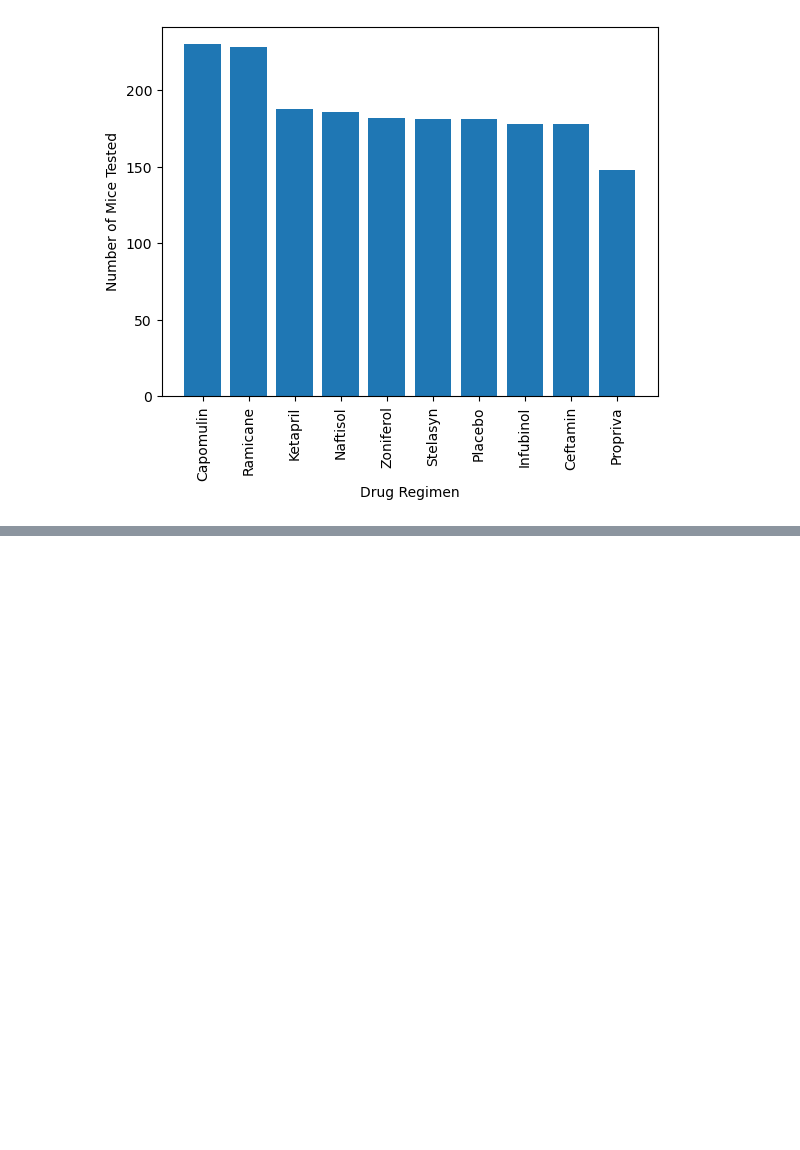
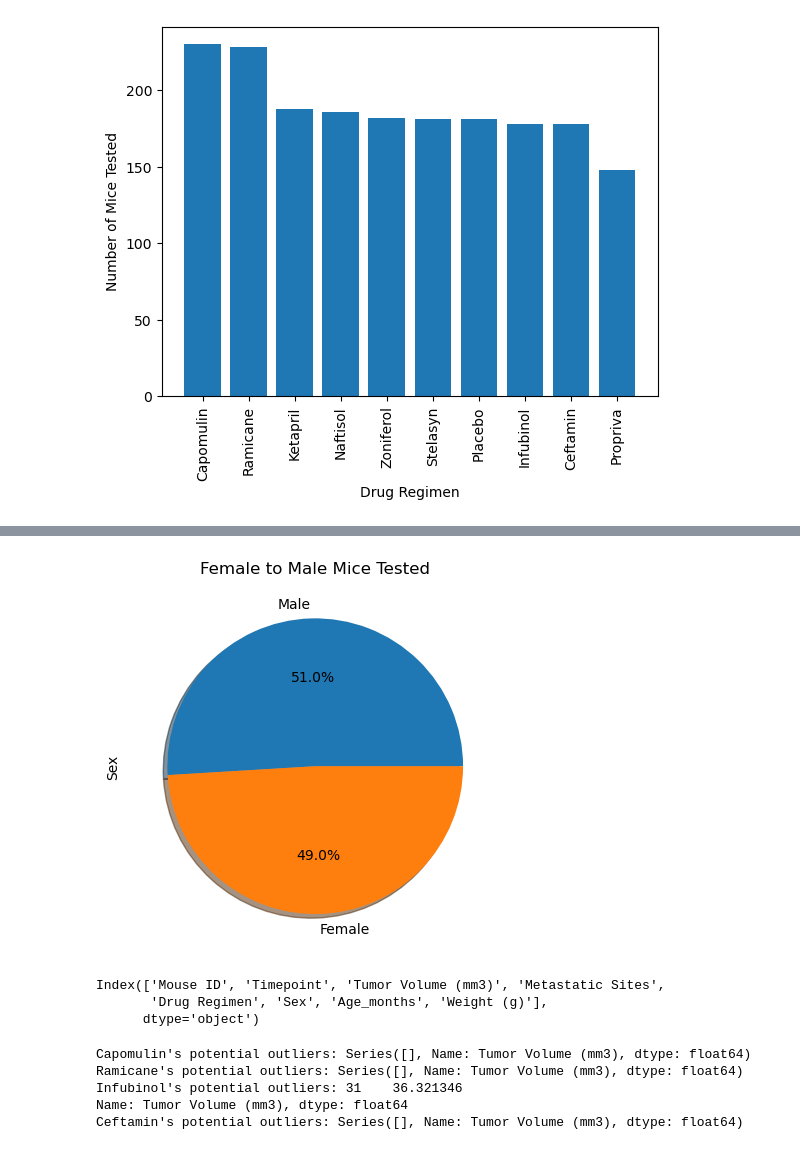
Before and after one commit to Jwarner1027/matplotlib-challenge, a Jupyter notebook: Pymaceuticals.ipynb, the cells around one changed output, grey strips where cells are left out. Saved outputs shown, nothing was run; the diff lists cells and outputs as text; code cells hidden in the pictures; blank space fills up the shorter version.

```diff
--- a/Pymaceuticals.ipynb
+++ b/Pymaceuticals.ipynb
@@ -148,0 +163,44 @@ plt.show()
+# %%
+#2nd method: using matplotlib
+labels = 'Male', 'Female'
+plt.pie(female_to_male, labels = labels, shadow = True, autopct = '%1.1f%%')
+plt.ylabel('Sex')
+plt.title('Female to Male Mice Tested')
+plt.show()
+# %% [output]
+[figure, added]
+# %%
+last_timepoint = mouse_study.groupby('Mouse ID').max()['Timepoint']
+last_timepoint_df = pd.DataFrame(last_timepoint).reset_index()
+merged_df = pd.merge(last_timepoint_df, mouse_study, on = ('Mouse ID', 'Timepoint'), how= 'left')
+merged_df.columns
+# %% [output]
+Index(['Mouse ID', 'Timepoint', 'Tumor Volume (mm3)', 'Metastatic Sites',
+       'Drug Regimen', 'Sex', 'Age_months', 'Weight (g)'],
+      dtype='object')
+# %%
+treatments = ['Capomulin', 'Ramicane', 'Infubinol', 'Ceftamin']
+tumor_vol_data = []
+
+for drug in treatments:
+
+    last_timepoint = merged_df.loc[merged_df['Drug Regimen']== drug, 'Tumor Volume (mm3)']
+
+    tumor_vol_data.append(last_timepoint)
+
+    quartiles = last_timepoint.quantile([0.25, 0.5, 0.75])
+    lowerquartile = quartiles[0.25]
+    upperquartile = quartiles[0.75]
+    iqr = upperquartile - lowerquartile
+    lowerbound = lowerquartile - (1.5*iqr)
+    upperbound = upperquartile + (1.5*iqr)
+
+    outliers = last_timepoint.loc[(last_timepoint < lowerbound) | (last_timepoint > upperbound)]
+
+    print(f"{drug}'s potential outliers: {outliers}")
+# %% [output]
+Capomulin's potential outliers: Series([], Name: Tumor Volume (mm3), dtype: float64)
+Ramicane's potential outliers: Series([], Name: Tumor Volume (mm3), dtype: float64)
+Infubinol's potential outliers: 31    36.321346
+Name: Tumor Volume (mm3), dtype: float64
+Ceftamin's potential outliers: Series([], Name: Tumor Volume (mm3), dtype: float64)
```
Also changed, not shown: parts of 5 cells of this notebook.
